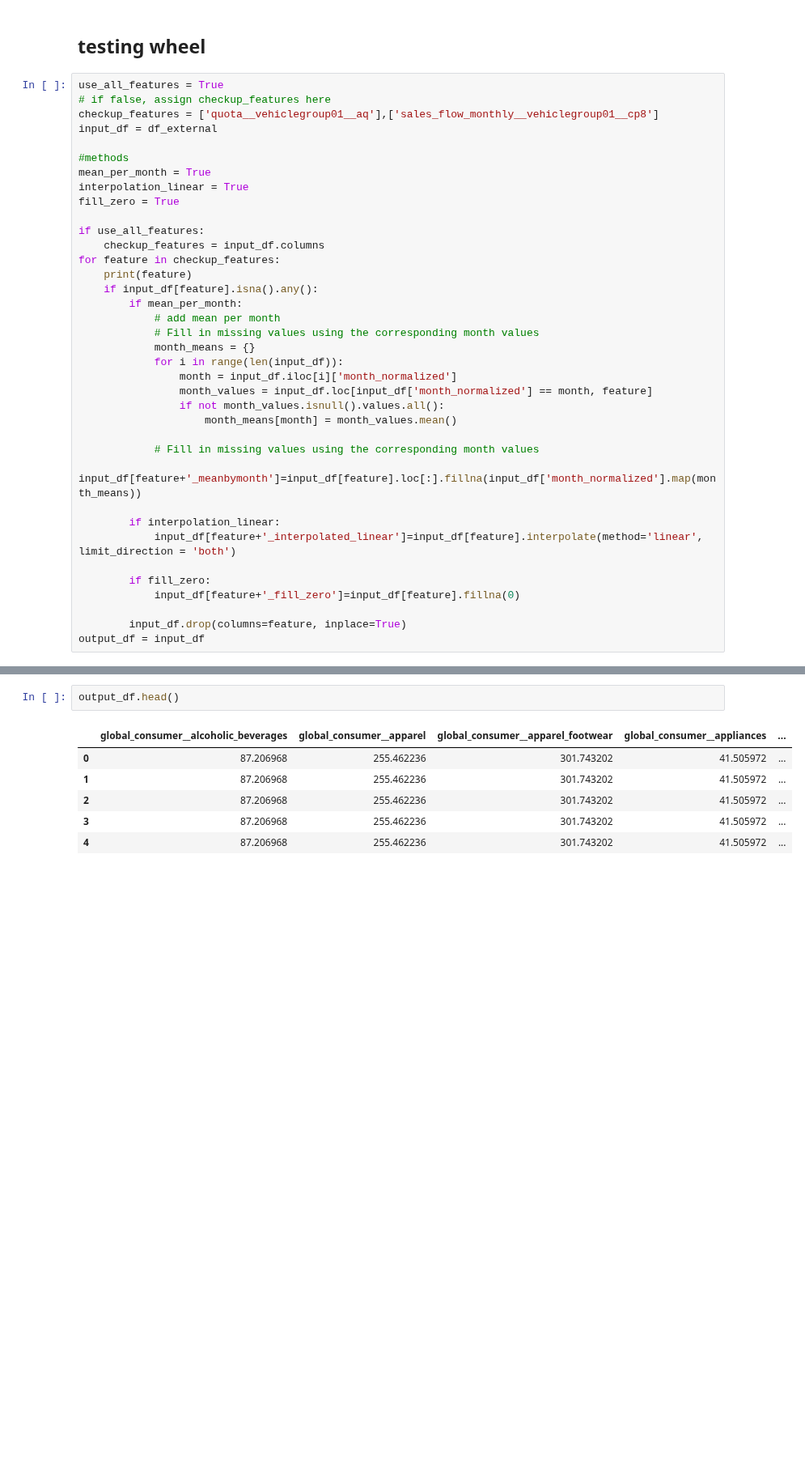
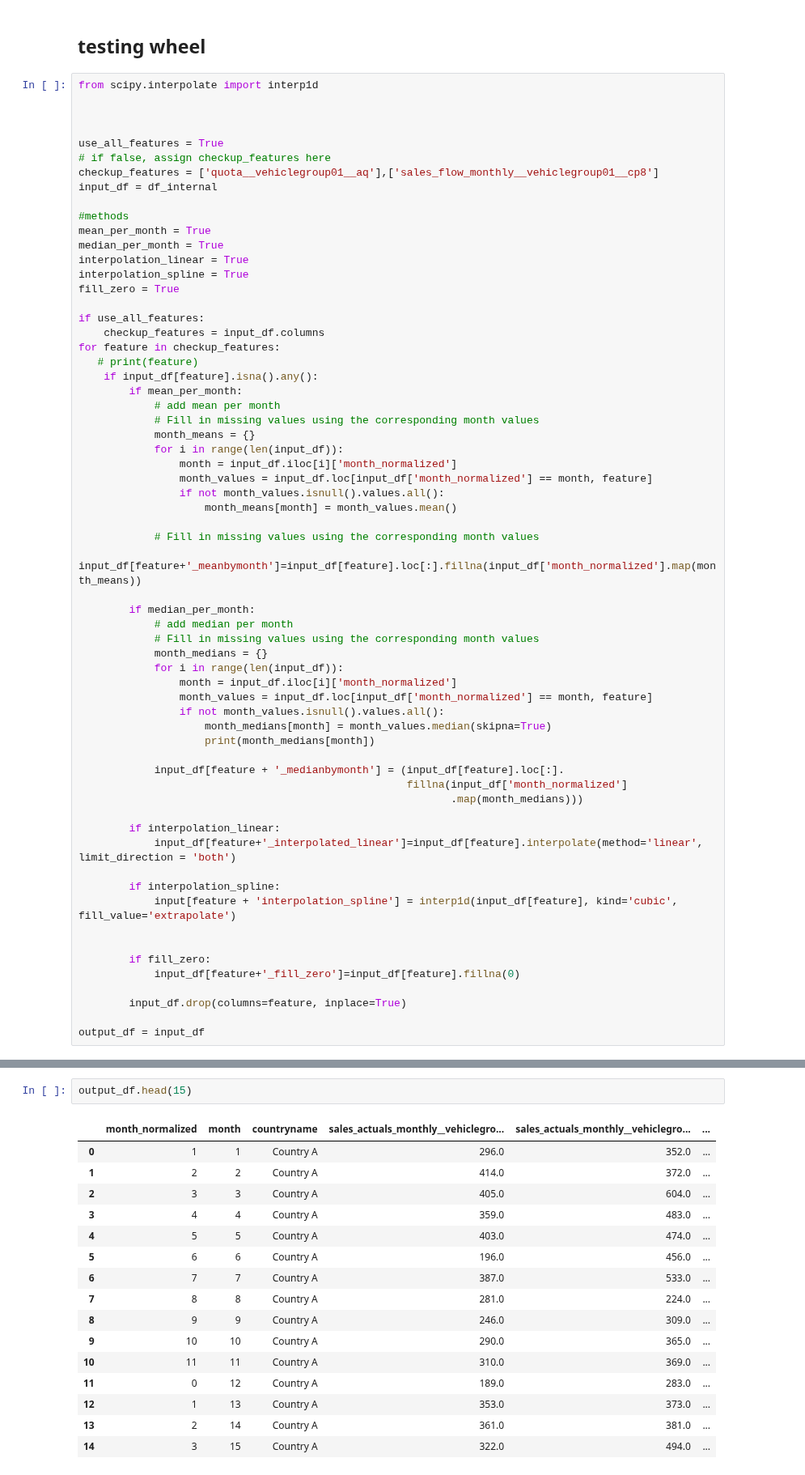
Before and after one commit to zuivu/porsche-forecast-sale, a Jupyter notebook: features.ipynb, the cells around one changed output, grey strips where cells are left out. Shown at 81% size. Saved outputs shown, nothing was run; the diff lists cells and outputs as text; blank space fills up the shorter version.

Commit message:
median interpolation

```diff
--- a/features.ipynb
+++ b/features.ipynb
@@ -126,20 +142,26 @@ X_with_target = df_internal.iloc[49:255,:]
 # %% [markdown]
 ## testing wheel
 # %%
+from scipy.interpolate import interp1d
+
+
+
 use_all_features = True
 # if false, assign checkup_features here
 checkup_features = ['quota__vehiclegroup01__aq'],['sales_flow_monthly__vehiclegroup01__cp8']
-input_df = df_external
+input_df = df_internal
 
 #methods
 mean_per_month = True
+median_per_month = True
 interpolation_linear = True
+interpolation_spline = True
 fill_zero = True
 
 if use_all_features:
     checkup_features = input_df.columns
 for feature in checkup_features:
-    print(feature)
+   # print(feature)
     if input_df[feature].isna().any():
         if mean_per_month:
             # add mean per month
@@ -154,12 +176,32 @@ for feature in checkup_features:
             # Fill in missing values using the corresponding month values
             input_df[feature+'_meanbymonth']=input_df[feature].loc[:].fillna(input_df['month_normalized'].map(month_means))
 
+        if median_per_month:
+            # add median per month
+            # Fill in missing values using the corresponding month values
+            month_medians = {}
+            for i in range(len(input_df)):
+                month = input_df.iloc[i]['month_normalized']
+                month_values = input_df.loc[input_df['month_normalized'] == month, feature]
+                if not month_values.isnull().values.all():
+                    month_medians[month] = month_values.median(skipna=True)
+                    print(month_medians[month])
+
+            input_df[feature + '_medianbymonth'] = (input_df[feature].loc[:].
+                                                    fillna(input_df['month_normalized']
+                                                           .map(month_medians)))
+
         if interpolation_linear:
             input_df[feature+'_interpolated_linear']=input_df[feature].interpolate(method='linear', limit_direction = 'both')
+
+        if interpolation_spline:
+            input[feature + 'interpolation_spline'] = interp1d(input_df[feature], kind='cubic', fill_value='extrapolate')
+
 
         if fill_zero:
             input_df[feature+'_fill_zero']=input_df[feature].fillna(0)
 
         input_df.drop(columns=feature, inplace=True)
+
 output_df = input_df
 # %% [output]
@@ -207,9 +225,19 @@ month_normalized
 # %%
-output_df.head()
+output_df.head(15)
 # %% [output]
-|  | global_consumer__alcoholic_beverages | global_consumer__apparel | global_consumer__apparel_footwear | global_consumer__appliances | ... |
-| 0 | 87.206968 | 255.462236 | 301.743202 | 41.505972 | ... |
-| 1 | 87.206968 | 255.462236 | 301.743202 | 41.505972 | ... |
-| 2 | 87.206968 | 255.462236 | 301.743202 | 41.505972 | ... |
-| 3 | 87.206968 | 255.462236 | 301.743202 | 41.505972 | ... |
-| 4 | 87.206968 | 255.462236 | 301.743202 | 41.505972 | ... |
+|  | month_normalized | month | countryname | sales_actuals_monthly__vehiclegro... | sales_actuals_monthly__vehiclegro... | ... |
+| 0 | 1 | 1 | Country A | 296.0 | 352.0 | ... |
+| 1 | 2 | 2 | Country A | 414.0 | 372.0 | ... |
+| 2 | 3 | 3 | Country A | 405.0 | 604.0 | ... |
+| 3 | 4 | 4 | Country A | 359.0 | 483.0 | ... |
+| 4 | 5 | 5 | Country A | 403.0 | 474.0 | ... |
+| 5 | 6 | 6 | Country A | 196.0 | 456.0 | ... |
+| 6 | 7 | 7 | Country A | 387.0 | 533.0 | ... |
+| 7 | 8 | 8 | Country A | 281.0 | 224.0 | ... |
+| 8 | 9 | 9 | Country A | 246.0 | 309.0 | ... |
+| 9 | 10 | 10 | Country A | 290.0 | 365.0 | ... |
+| 10 | 11 | 11 | Country A | 310.0 | 369.0 | ... |
+| 11 | 0 | 12 | Country A | 189.0 | 283.0 | ... |
+| 12 | 1 | 13 | Country A | 353.0 | 373.0 | ... |
+| 13 | 2 | 14 | Country A | 361.0 | 381.0 | ... |
+| 14 | 3 | 15 | Country A | 322.0 | 494.0 | ... |
```
Also changed, not shown: parts of 11 cells of this notebook, 1 other file.
